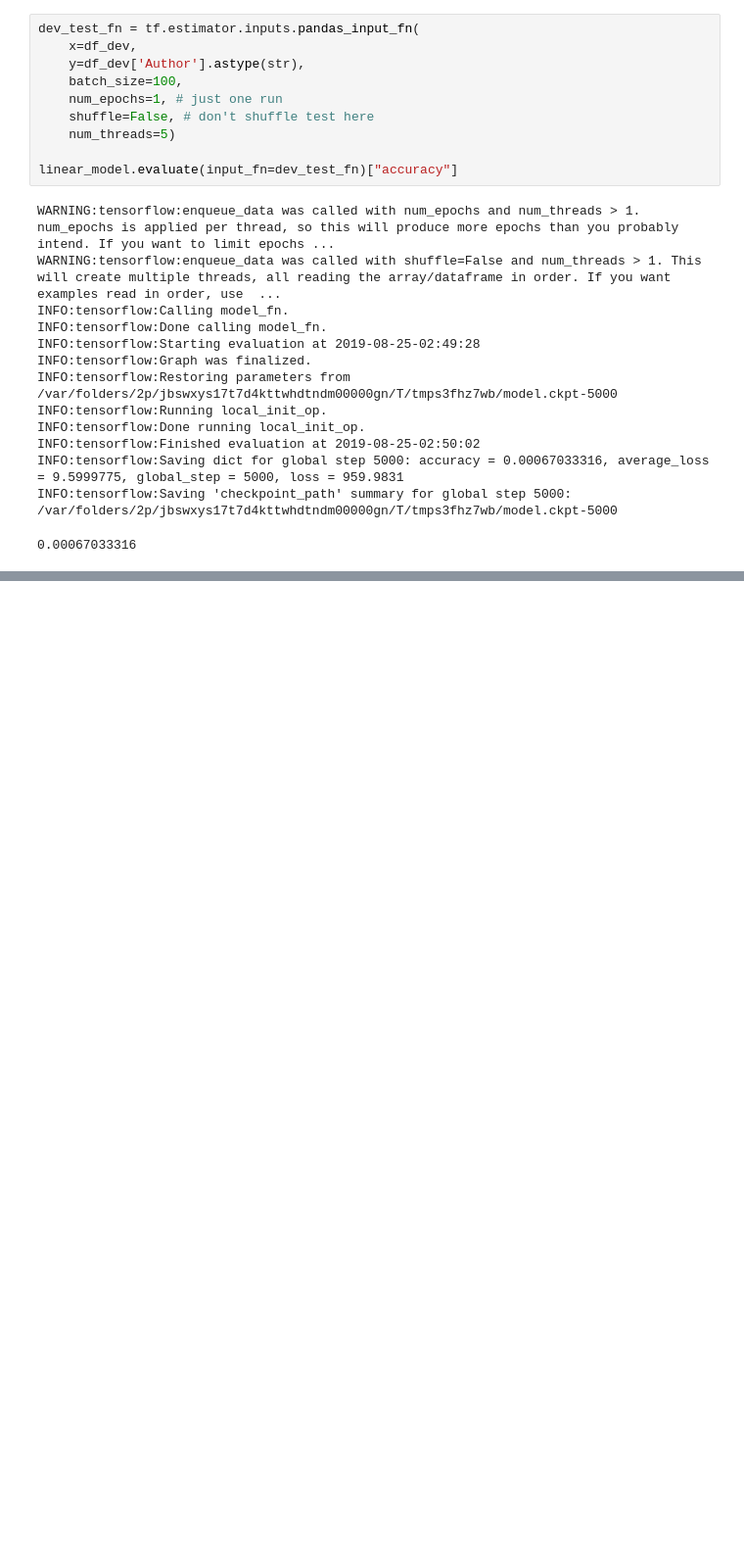
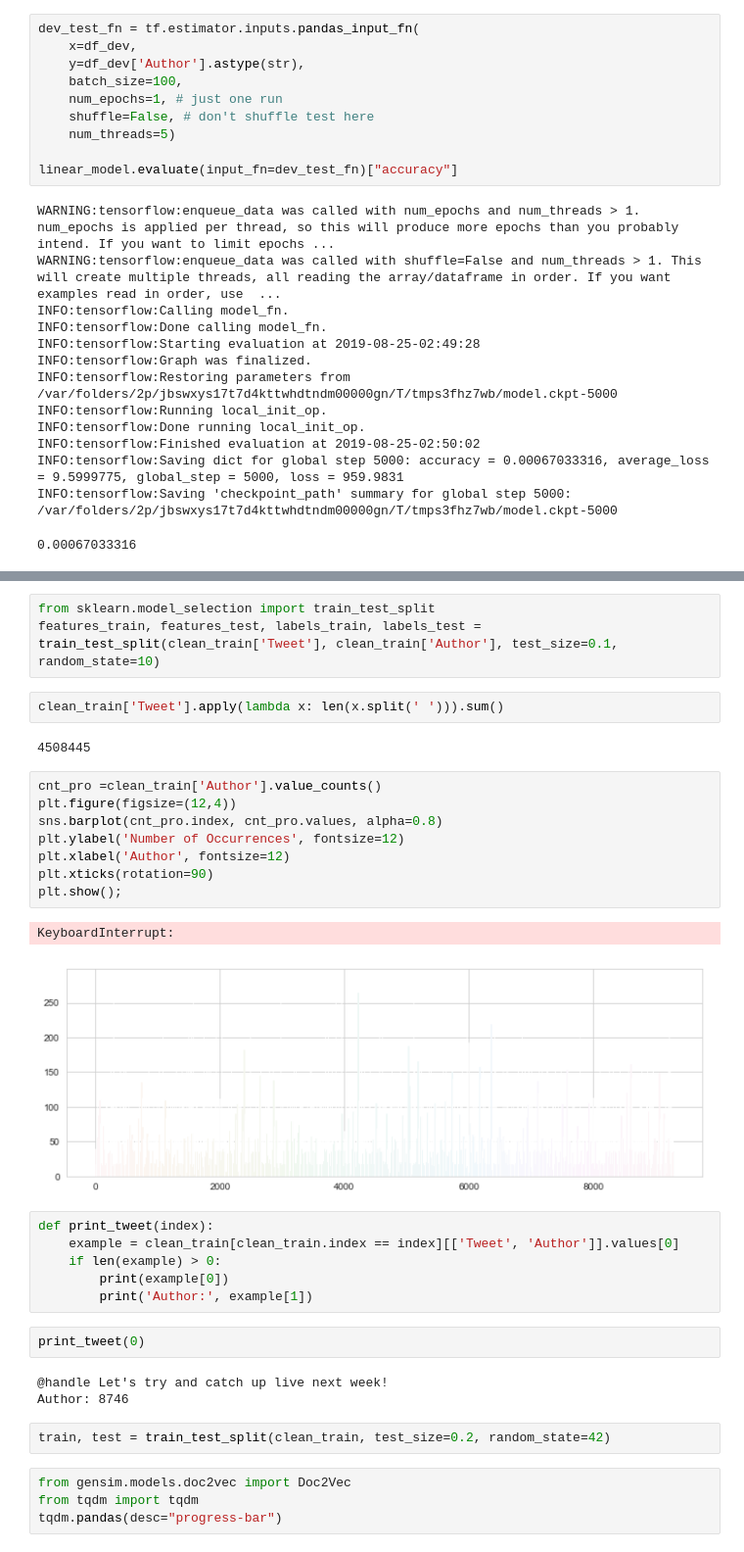
Before and after one commit to alanwangwyz/Authorship-Attribution, a Jupyter notebook: SML Project 1.ipynb, the cells around one changed output, grey strips where cells are left out. Shown at 98% size. Cells and saved outputs as stored; diff of their text form; blank space fills up the shorter version.

```diff
--- a/SML Project 1.ipynb
+++ b/SML Project 1.ipynb
@@ -443,0 +396,35 @@ SyntaxError: invalid syntax (<ipython-input-46-649578a24256>, line 1)
+# %%
+from sklearn.model_selection import train_test_split
+features_train, features_test, labels_train, labels_test = train_test_split(clean_train['Tweet'], clean_train['Author'], test_size=0.1, random_state=10)
+# %%
+clean_train['Tweet'].apply(lambda x: len(x.split(' '))).sum()
+# %% [output]
+4508445
+# %%
+cnt_pro =clean_train['Author'].value_counts()
+plt.figure(figsize=(12,4))
+sns.barplot(cnt_pro.index, cnt_pro.values, alpha=0.8)
+plt.ylabel('Number of Occurrences', fontsize=12)
+plt.xlabel('Author', fontsize=12)
+plt.xticks(rotation=90)
+plt.show();
+# %% [output]
+KeyboardInterrupt:
+[figure, added]
+# %%
+def print_tweet(index):
+    example = clean_train[clean_train.index == index][['Tweet', 'Author']].values[0]
+    if len(example) > 0:
+        print(example[0])
+        print('Author:', example[1])
+# %%
+print_tweet(0)
+# %% [output]
+@handle Let's try and catch up live next week!
+Author: 8746
+# %%
+train, test = train_test_split(clean_train, test_size=0.2, random_state=42)
+# %%
+from gensim.models.doc2vec import Doc2Vec
+from tqdm import tqdm
+tqdm.pandas(desc="progress-bar")
```
Also changed, not shown: parts of 24 cells of this notebook, 1 other file.
